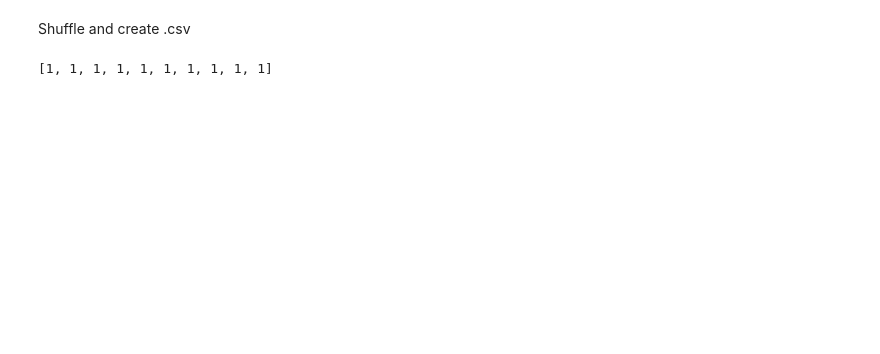
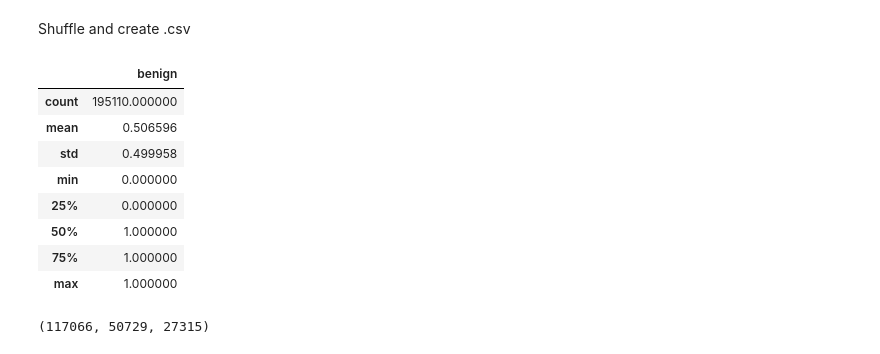
Before and after one commit to kavmax/ml-web-attacks-detection, a Jupyter notebook: src/data/01-prepare-data.ipynb, the cells around one changed output. Saved outputs shown, nothing was run; the diff lists cells and outputs as text; code cells hidden in the pictures; blank space fills up the shorter version.

```diff
--- a/src/data/01-prepare-data.ipynb
+++ b/src/data/01-prepare-data.ipynb
@@ -263,8 +371,8 @@ def filter_headers(chunks: List[str]) -> List[str]:
     return new_chunks
 
 print("After removing duplicates. Cookie header had random values")
-unique_anomaly_chunks = remove_duplicates(filter_headers(all_anomaly_chunks))
-unique_benign_chunks = remove_duplicates(filter_headers(all_benign_chunks))
+unique_anomaly_chunks = filter_chunks_by_len(remove_duplicates(filter_headers(all_anomaly_chunks)), MAX_TEXT_LEN)
+unique_benign_chunks = filter_chunks_by_len(remove_duplicates(filter_headers(all_benign_chunks)), MAX_TEXT_LEN)
 
 print(len(filter_headers(all_anomaly_chunks)), len(unique_anomaly_chunks))
 print(len(filter_headers(all_benign_chunks)), len(unique_benign_chunks))
@@ -365,10 +473,12 @@ print(len(injection_lines), len(anomaly_url_lines), len(benign_url_lines))
 final_anomaly_chunks = [
     *additional_anomaly_chunks,
     *unique_anomaly_chunks,
+    *final_openappsec_anomaly_chunks,
 ]
 final_benign_chunks = [
     *additional_benign_chunks,
     *unique_benign_chunks,
+    *final_openappsec_benign_chunks,
 ]
 
 print(len(final_benign_chunks), len(final_anomaly_chunks))
@@ -381,9 +504,5 @@ No duplicates, data is balanced
 # %% [markdown]
 Shuffle and create .csv
-# %%
-[1] * 10
-# %% [output]
-[1, 1, 1, 1, 1, 1, 1, 1, 1, 1]
 # %%
 np.random.shuffle(final_benign_chunks)
 np.random.shuffle(final_anomaly_chunks)
@@ -400,0 +518,19 @@ df.to_csv("./../../data/processed/01-04-2024-full-balanced.csv", index=False)
+# %%
+df.describe()
+# %% [output]
+|  | benign |
+| count | 195110.000000 |
+| mean | 0.506596 |
+| std | 0.499958 |
+| min | 0.000000 |
+| 25% | 0.000000 |
+| 50% | 1.000000 |
+| 75% | 1.000000 |
+| max | 1.000000 |
+# %%
+df_train, df_test = train_test_split(df, test_size=0.4, shuffle=True, random_state=228)
+df_val, df_test = train_test_split(df_test, test_size=0.65, random_state=228)
+
+len(df_train), len(df_test), len(df_val)
+# %% [output]
+(117066, 50729, 27315)
```
Also changed, not shown: parts of 37 cells of this notebook, 2 other files.
